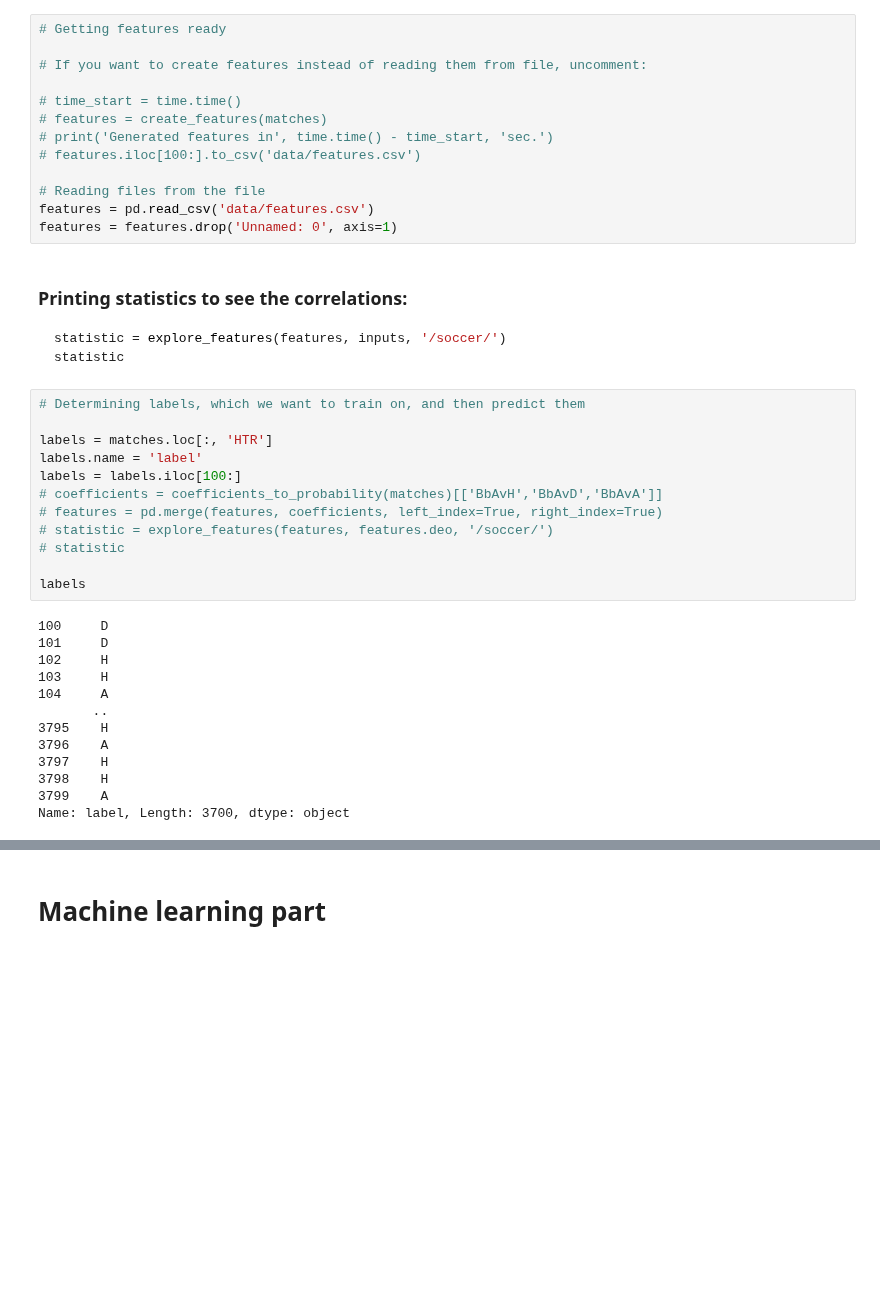
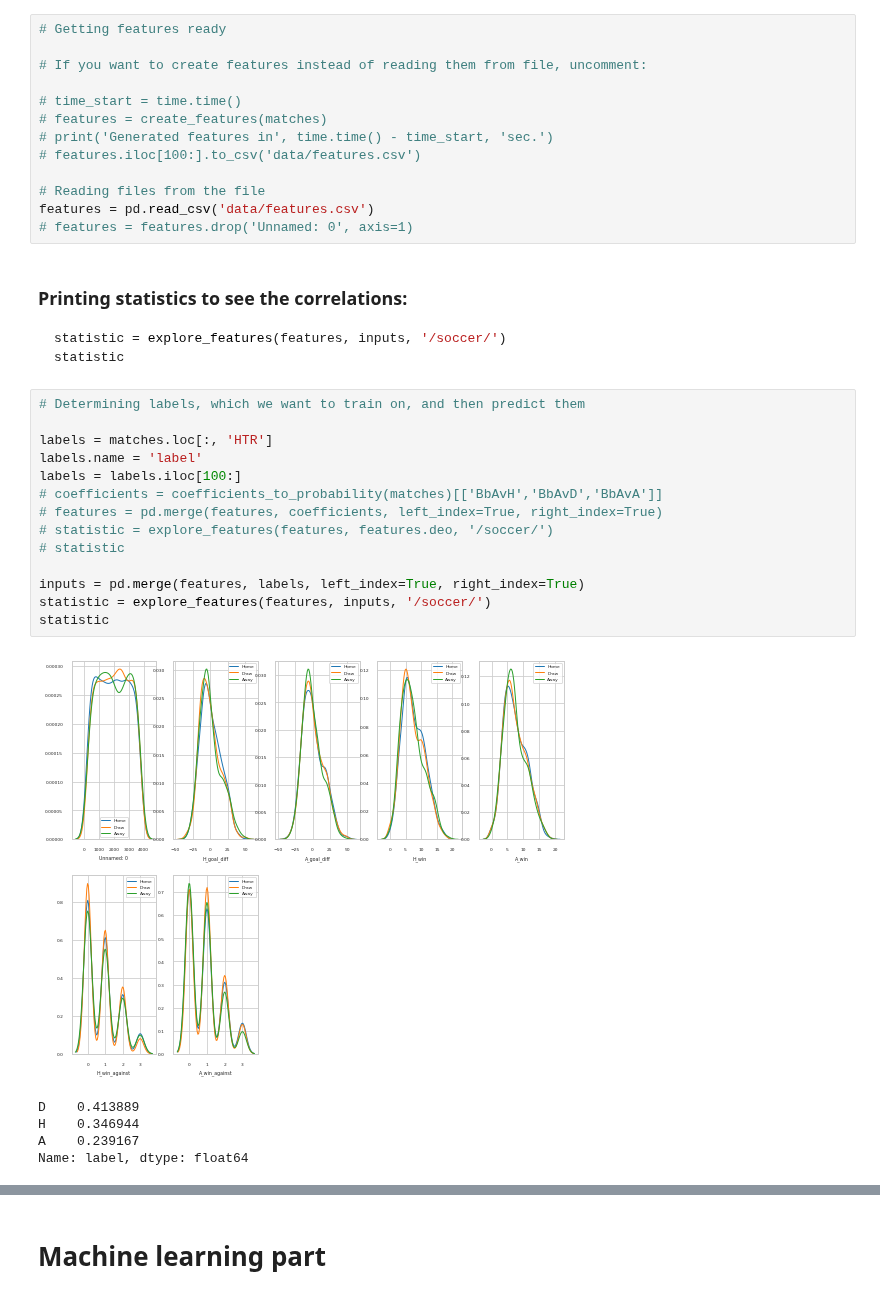
Before and after one commit to maxymkuz/Sports-predictor, a Jupyter notebook: train_model.ipynb, the cells around one changed output, grey strips where cells are left out. Drawn from its saved outputs; the diff is of its cells as text; blank space fills up the shorter version.

````diff
--- a/train_model.ipynb
+++ b/train_model.ipynb
@@ -209,7 +209,7 @@ def explore_features(features, inputs, path):
 
 # Reading files from the file
 features = pd.read_csv('data/features.csv')
-features = features.drop('Unnamed: 0', axis=1)
+# features = features.drop('Unnamed: 0', axis=1)
 # %% [markdown]
 ### Printing statistics to see the correlations:
 ```python3
@@ -219,25 +219,20 @@ statistic
 # %%
 # Determining labels, which we want to train on, and then predict them
 
 labels = matches.loc[:, 'HTR']
 labels.name = 'label'
 labels = labels.iloc[100:]
 # coefficients = coefficients_to_probability(matches)[['BbAvH','BbAvD','BbAvA']]
 # features = pd.merge(features, coefficients, left_index=True, right_index=True)
 # statistic = explore_features(features, features.deo, '/soccer/')
 # statistic
 
-labels
+inputs = pd.merge(features, labels, left_index=True, right_index=True)
+statistic = explore_features(features, inputs, '/soccer/')
+statistic
 # %% [output]
+[figure, added]
-100     D
-101     D
-102     H
-103     H
-104     A
-       ..
-3795    H
-3796    A
-3797    H
-3798    H
-3799    A
-Name: label, Length: 3700, dtype: object
+D    0.413889
+H    0.346944
+A    0.239167
+Name: label, dtype: float64
````
Also changed, not shown: parts of 12 cells of this notebook, 1 other file.
